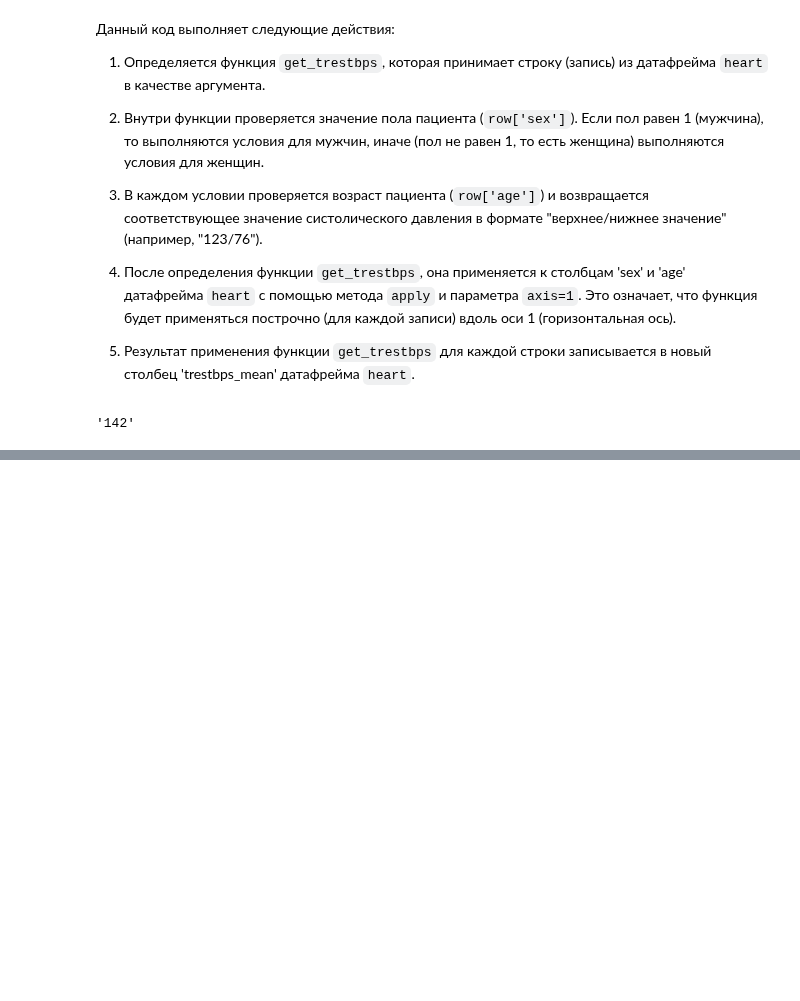
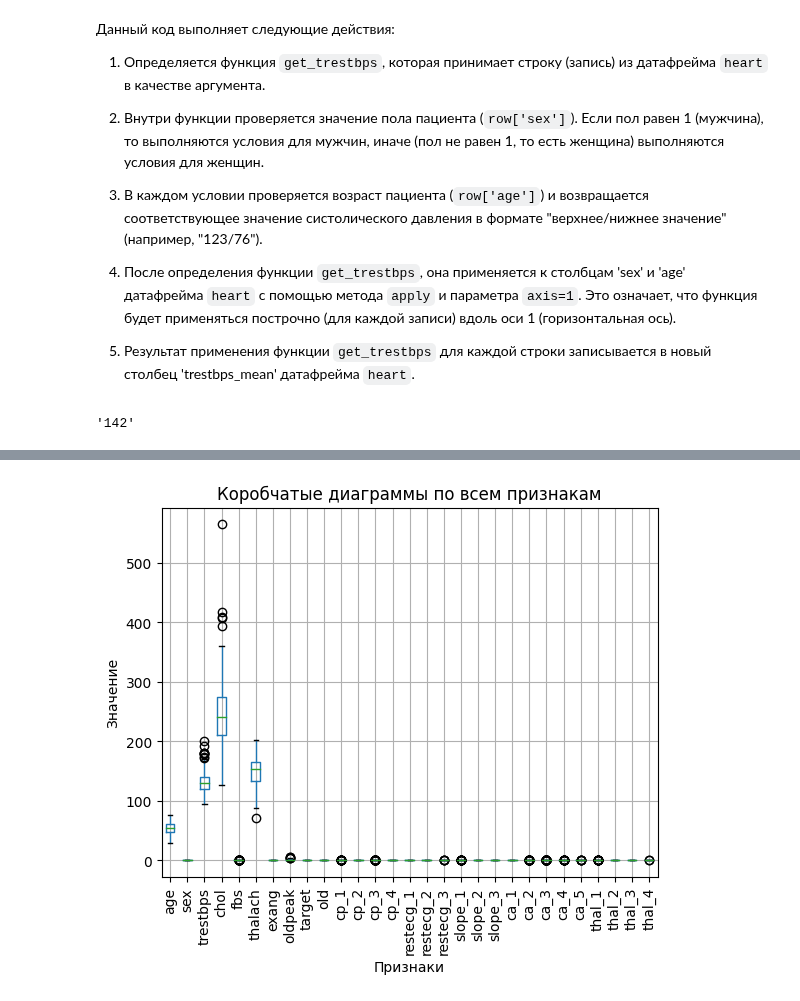
Before and after one commit to DenisMaltsev76/DM_76, a Jupyter notebook: Skillfactory/EDA-3. Проектирование признаков/Проверка знаний.ipynb, the cells around one changed output, grey strips where cells are left out. Drawn from its saved outputs; the diff is of its cells as text; code cells hidden in the pictures; blank space fills up the shorter version.

```diff
--- a/Skillfactory/EDA-3. Проектирование признаков/Проверка знаний.ipynb
+++ b/Skillfactory/EDA-3. Проектирование признаков/Проверка знаний.ipynb
@@ -146,0 +243,13 @@ heart.loc[300, 'trestbps_mean']
+# %%
+# Построение коробчатых диаграмм
+heart_encoded_clean.boxplot(rot=90)
+
+# Настройка осей и заголовка
+plt.xlabel('Признаки')
+plt.ylabel('Значение')
+plt.title('Коробчатые диаграммы по всем признакам')
+
+# Отображение диаграммы
+plt.show()
+# %% [output]
+[figure, added]
```
Also changed, not shown: parts of 11 cells of this notebook.
